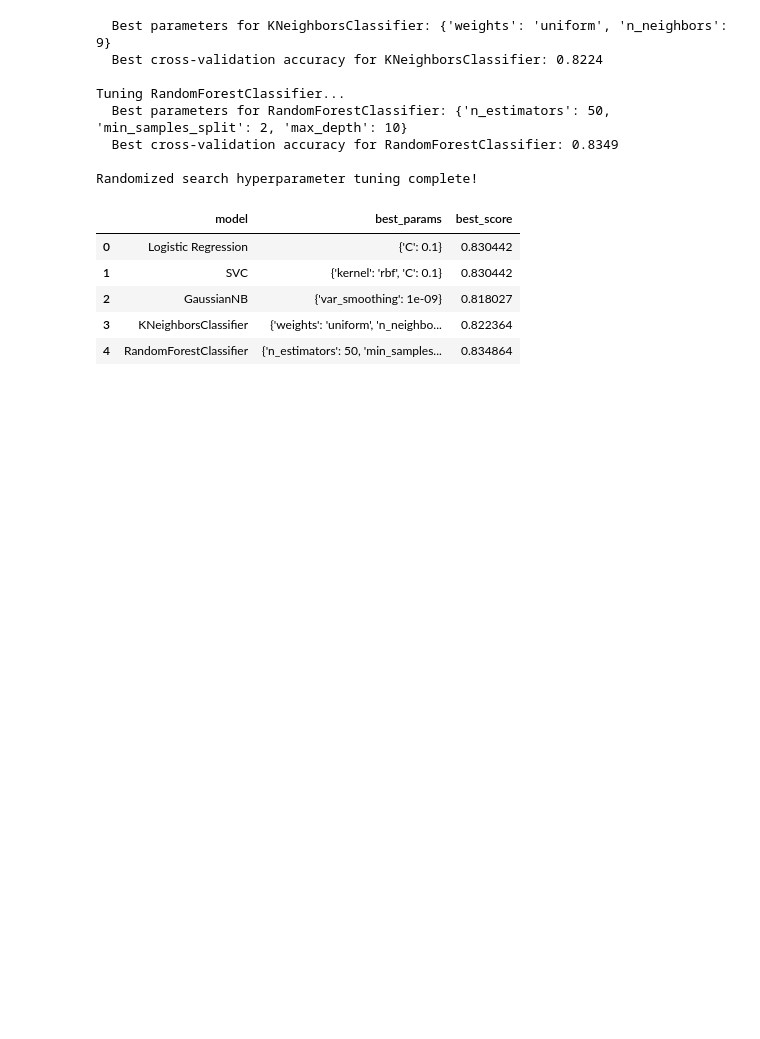
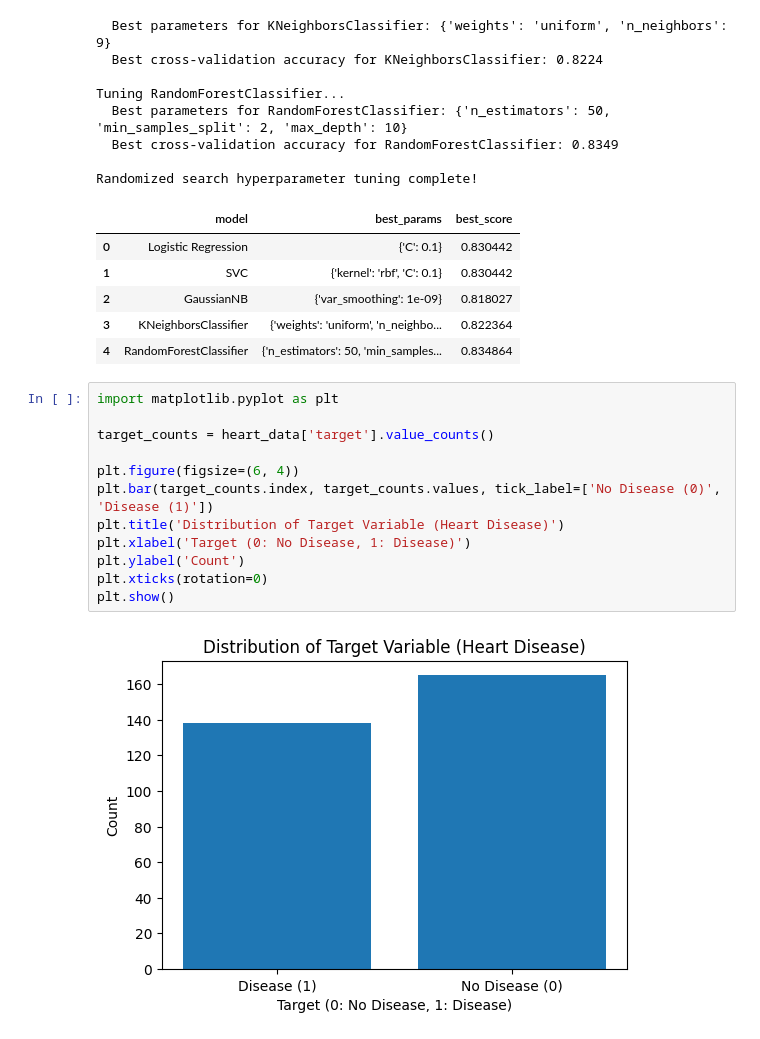
Before and after one commit to payalmishra1107/Heart_disease__ML_project, a Jupyter notebook: Copy_of_ML_Project.ipynb, the cells around one changed output. Cells and saved outputs as stored; diff of their text form; blank space fills up the shorter version.

```diff
--- a/Copy_of_ML_Project.ipynb
+++ b/Copy_of_ML_Project.ipynb
@@ -533,3 +533,17 @@ Randomized search hyperparameter tuning complete!
 | 2 | GaussianNB | {'var_smoothing': 1e-09} | 0.818027 |
 | 3 | KNeighborsClassifier | {'weights': 'uniform', 'n_neighbo... | 0.822364 |
 | 4 | RandomForestClassifier | {'n_estimators': 50, 'min_samples... | 0.834864 |
+# %%
+import matplotlib.pyplot as plt
+
+target_counts = heart_data['target'].value_counts()
+
+plt.figure(figsize=(6, 4))
+plt.bar(target_counts.index, target_counts.values, tick_label=['No Disease (0)', 'Disease (1)'])
+plt.title('Distribution of Target Variable (Heart Disease)')
+plt.xlabel('Target (0: No Disease, 1: Disease)')
+plt.ylabel('Count')
+plt.xticks(rotation=0)
+plt.show()
+# %% [output]
+[figure, added]
```
Also changed, not shown: parts of 4 cells of this notebook.
